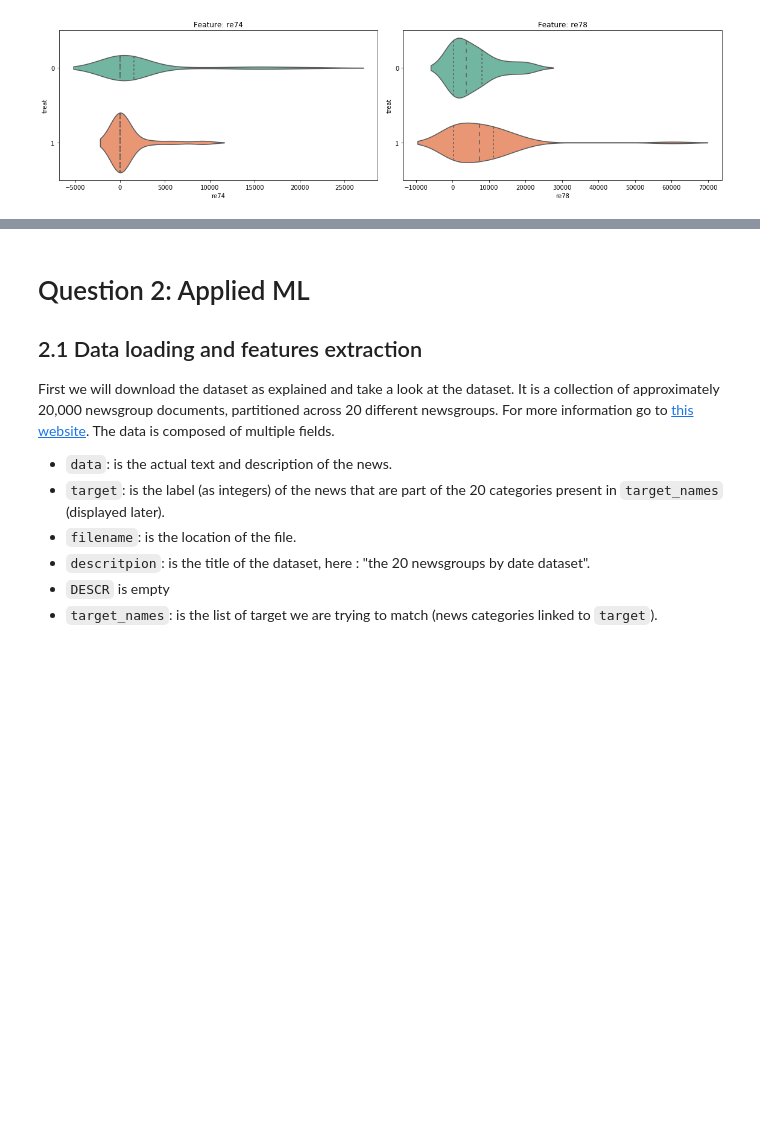
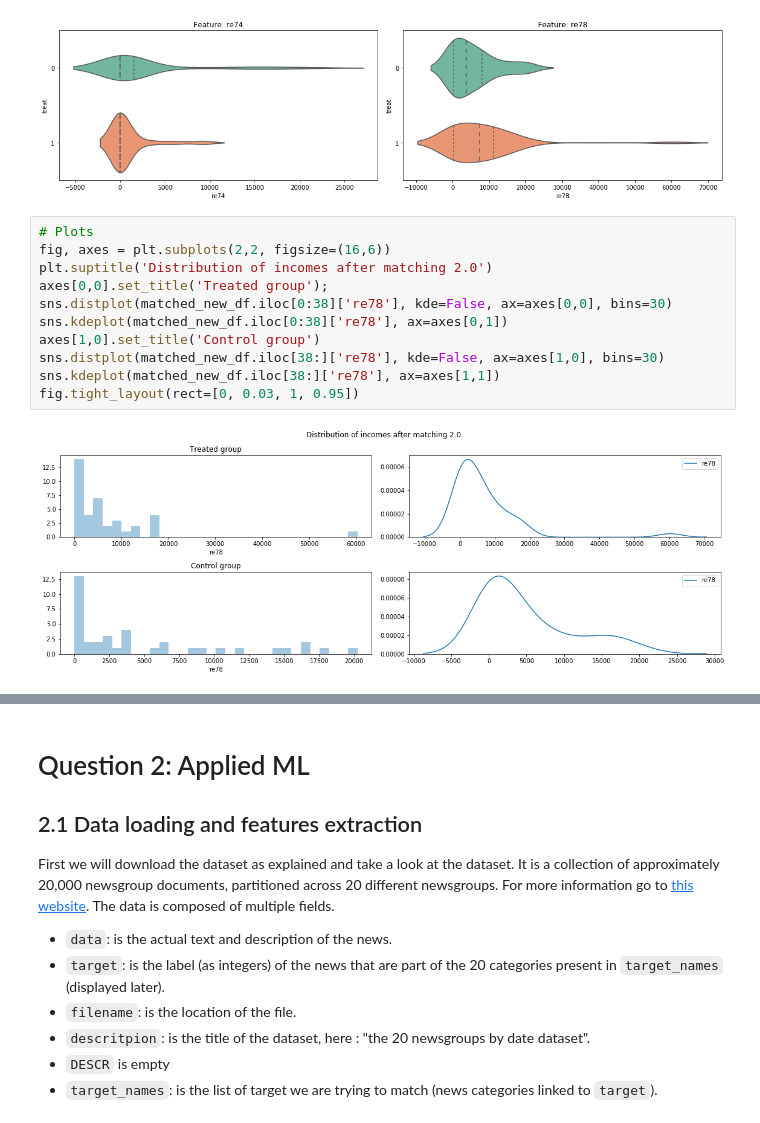
Before and after one commit to AdaTeamElec/ADA2017-Homeworks, a Jupyter notebook: 04 - Applied ML/Homework 4.ipynb, the cells around one changed output, grey strips where cells are left out. Saved outputs shown, nothing was run; the diff lists cells and outputs as text; blank space fills up the shorter version.

```diff
--- a/04 - Applied ML/Homework 4.ipynb
+++ b/04 - Applied ML/Homework 4.ipynb
@@ -269,3 +282,16 @@ plot_binary_proportions(matched_new_df, ['educ', 'black', 'hispan', 'married'])
 plot_distributions_nbinary(matched_new_df, ['re74', 're78'])
 # %% [output]
 [figure]
+# %%
+# Plots
+fig, axes = plt.subplots(2,2, figsize=(16,6))
+plt.suptitle('Distribution of incomes after matching 2.0')
+axes[0,0].set_title('Treated group');
+sns.distplot(matched_new_df.iloc[0:38]['re78'], kde=False, ax=axes[0,0], bins=30)
+sns.kdeplot(matched_new_df.iloc[0:38]['re78'], ax=axes[0,1])
+axes[1,0].set_title('Control group')
+sns.distplot(matched_new_df.iloc[38:]['re78'], kde=False, ax=axes[1,0], bins=30)
+sns.kdeplot(matched_new_df.iloc[38:]['re78'], ax=axes[1,1])
+fig.tight_layout(rect=[0, 0.03, 1, 0.95])
+# %% [output]
+[figure, added]
```
Also changed, not shown: parts of 12 cells of this notebook.
